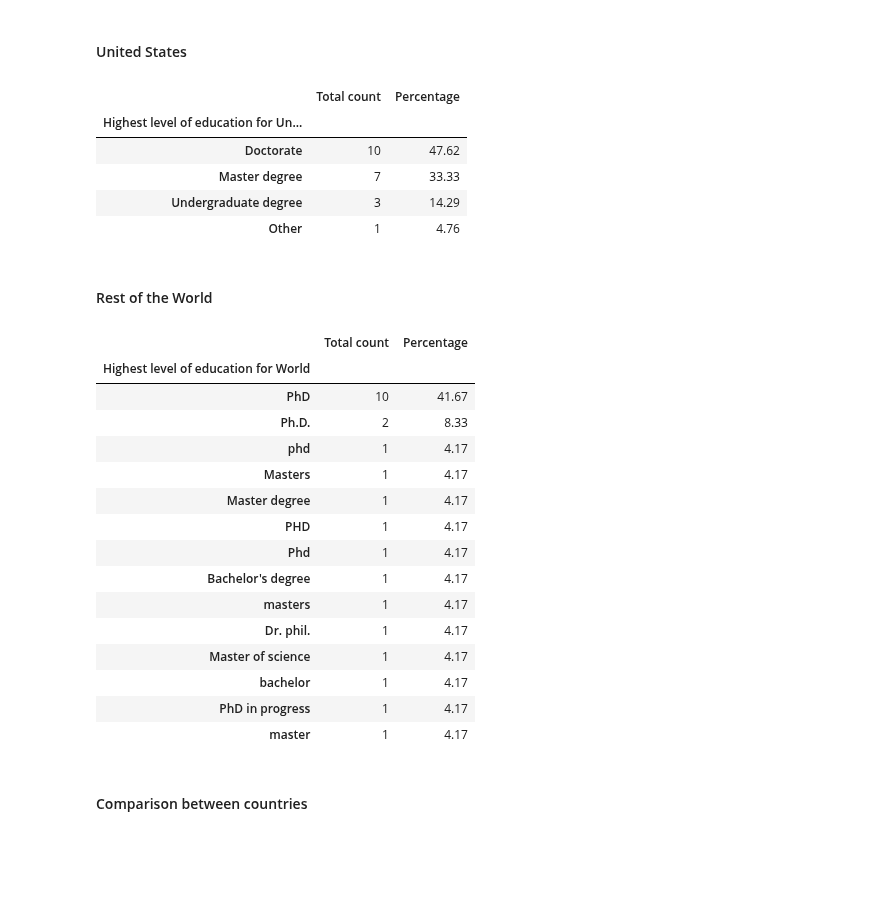
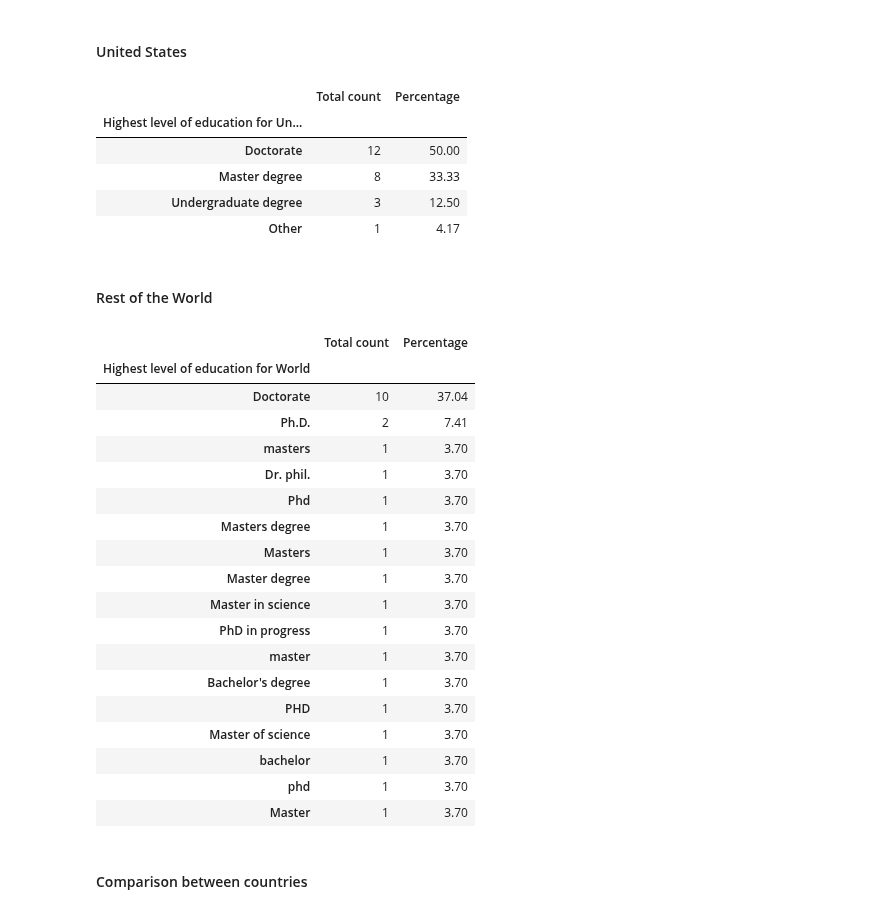
Before and after one commit to softwaresaved/international-survey, a Jupyter notebook: analysis/2018_draft.ipynb, the cells around one changed output. Cells and saved outputs as stored; diff of their text form; code cells hidden in the pictures; blank space fills up the shorter version.

```diff
--- a/analysis/2018_draft.ipynb
+++ b/analysis/2018_draft.ipynb
@@ -329,17 +301,17 @@ We had a specific question for this purpose. We asked the participants if they a
 We will only select the participants who answered `Yes` to at least one question.
 # %%
 # Get the count of Y/N for the software developers
-soft_dev = df['rse1._.Do you write software for academic research as part of your job'].value_counts().to_frame()
+soft_dev = df['rse1. Do you write software for academic research as part of your job'].value_counts().to_frame()
 
 # Get the count of Y/N for the leader developers
-soft_lead = df['rse4de._.Does the majority of your role comprise leading a group of software developers or RSEs?'].value_counts().to_frame()
+soft_lead = df['rse4de. Does the majority of your role comprise leading a group of software developers or RSEs?'].value_counts().to_frame()
 
 # Get the count for Y/N to any of the question
-df['any_rse'] = np.where((df['rse1._.Do you write software for academic research as part of your job'] == 'Yes') | (df['rse4de._.Does the majority of your role comprise leading a group of software developers or RSEs?']), 'Yes', 'No')
+df['any_rse'] = np.where((df['rse1. Do you write software for academic research as part of your job'] == 'Yes') | (df['rse4de. Does the majority of your role comprise leading a group of software developers or RSEs?']), 'Yes', 'No')
 soft_any = df['any_rse'].value_counts().to_frame()
 
 # Create one df
-result = pd.concat([soft_dev, soft_lead, soft_any], axis=1, sort=False)
+result = pd.concat([soft_dev, soft_lead, soft_any], axis=1)#, sort=False)
 
 # Rename columns
 result.columns = ['Write software', 'Lead a team of software developers', 'At least one of the two']
@@ -354,6 +326,6 @@ For any further analysis, we remove the participants that answered 'No' at both
 # Filtering the df
 df = df[df['any_rse'] == 'Yes']
 # drop the column `any_rse` as no use anymore
-df.drop(columns=['any_rse'], inplace=True)
+df.drop(['any_rse'], axis=1, inplace=True)
 # %% [markdown]
 This brings the number of participants analysed to:
@@ -373,23 +346,10 @@ All of them had the same question:
 * What is the highest level of education you have attained?
 But the list of diploma was different for each.
 If a participant answered from another country than the one listed at the beginning of the notebook, they could answer with a free text.
-# %%
-# Need to merge all education levels as they were not presented to the same participants
-# Create a df with all the education quesitons
-df_all_edu_level = df[['edu1qde._.What is the highest level of education you have attained?',
-                       'edu1qnl._.What is the highest level of education you have attained?',
-                       'edu1quk._.What is the highest level of education you have attained?',
-                       'edu1qus._.What is the highest level of education you have attained?',
-                       'edu1qzaf._.What is the highest level of education you have attained?',
-                       'edu1qnzl._.What is the highest level of education you have attained?',
-                       'edu1qworld._.What is the highest level of education you have attained?',
-                       'edu1qaus._.What is the highest level of education you have attained?']].copy()
-
-# Create a column that merge all education columns
-df['education'] = df_all_edu_level.bfill(axis=1).iloc[:, 0]
-
-# Create a separated df for following sections
-df_edu_per_country = df[['Country', 'education']].copy()
+# %%
+# Create a separated df for following sections
+df_edu_per_country = df[df['Year'] == 2018][['Country', 'edu1. What is the highest level of education you have attained?']].copy()
+df_edu_per_country.columns = ['Country', 'Education']
 # %% [markdown]
 #### Australia
 # %%
@@ -566,10 +529,10 @@ country = 'United States'
 index_name = 'Highest level of education for {}'.format(country)
 
 # Get the count for edu1
-df_edu = df_edu_per_country [df_edu_per_country ['Country'] == country]['education'].value_counts().to_frame()
+df_edu = df_edu_per_country[df_edu_per_country['Country'] == country]['Education'].value_counts().to_frame()
 
 # Add the percentage to the newly created df
-df_edu['Percentage'] = (df_edu['education'] / df_edu['education'].sum()*100).round(2)
+df_edu['Percentage'] = (df_edu['Education'] / df_edu['Education'].sum()*100).round(2)
 
 # Rename columns
 df_edu.columns = ['Total count', 'Percentage']
@@ -582,48 +545,51 @@ df_edu
 # %% [output]
 |  | Total count | Percentage |
 | Highest level of education for Un... |  |  |
-| Doctorate | 10 | 47.62 |
-| Master degree | 7 | 33.33 |
-| Undergraduate degree | 3 | 14.29 |
-| Other | 1 | 4.76 |
+| Doctorate | 12 | 50.00 |
+| Master degree | 8 | 33.33 |
+| Undergraduate degree | 3 | 12.50 |
+| Other | 1 | 4.17 |
 # %% [markdown]
 #### Rest of the World
 # %%
 # Set up variables
 country = 'World'
 index_name = 'Highest level of education for {}'.format(country)
 
 # Get the count for edu1
-df_edu = df_edu_per_country [df_edu_per_country ['Country'] == country]['education'].value_counts().to_frame()
+df_edu = df_edu_per_country[df_edu_per_country['Country'] == country]['Education'].value_counts().to_frame()
 
 # Add the percentage to the newly created df
-df_edu['Percentage'] = (df_edu['education'] / df_edu['education'].sum()*100).round(2)
+df_edu['Percentage'] = (df_edu['Education'] / df_edu['Education'].sum()*100).round(2)
 
 # Rename columns
 df_edu.columns = ['Total count', 'Percentage']
 
 # Change name of index
 df_edu.index.name = index_name
 
 # Display the df
 df_edu
 # %% [output]
 |  | Total count | Percentage |
 | Highest level of education for World |  |  |
-| PhD | 10 | 41.67 |
-| Ph.D. | 2 | 8.33 |
-| phd | 1 | 4.17 |
-| Masters | 1 | 4.17 |
-| Master degree | 1 | 4.17 |
-| PHD | 1 | 4.17 |
-| Phd | 1 | 4.17 |
-| Bachelor's degree | 1 | 4.17 |
-| masters | 1 | 4.17 |
-| Dr. phil. | 1 | 4.17 |
-| Master of science | 1 | 4.17 |
-| bachelor | 1 | 4.17 |
-| PhD in progress | 1 | 4.17 |
-| master | 1 | 4.17 |
+| Doctorate | 10 | 37.04 |
+| Ph.D. | 2 | 7.41 |
+| masters | 1 | 3.70 |
+| Dr. phil. | 1 | 3.70 |
+| Phd | 1 | 3.70 |
+| Masters degree | 1 | 3.70 |
+| Masters | 1 | 3.70 |
+| Master degree | 1 | 3.70 |
+| Master in science | 1 | 3.70 |
+| PhD in progress | 1 | 3.70 |
+| master | 1 | 3.70 |
+| Bachelor's degree | 1 | 3.70 |
+| PHD | 1 | 3.70 |
+| Master of science | 1 | 3.70 |
+| bachelor | 1 | 3.70 |
+| phd | 1 | 3.70 |
+| Master | 1 | 3.70 |
 # %% [markdown]
 #### Comparison between countries
 # %% [markdown]
```
Also changed, not shown: parts of 35 cells of this notebook.
